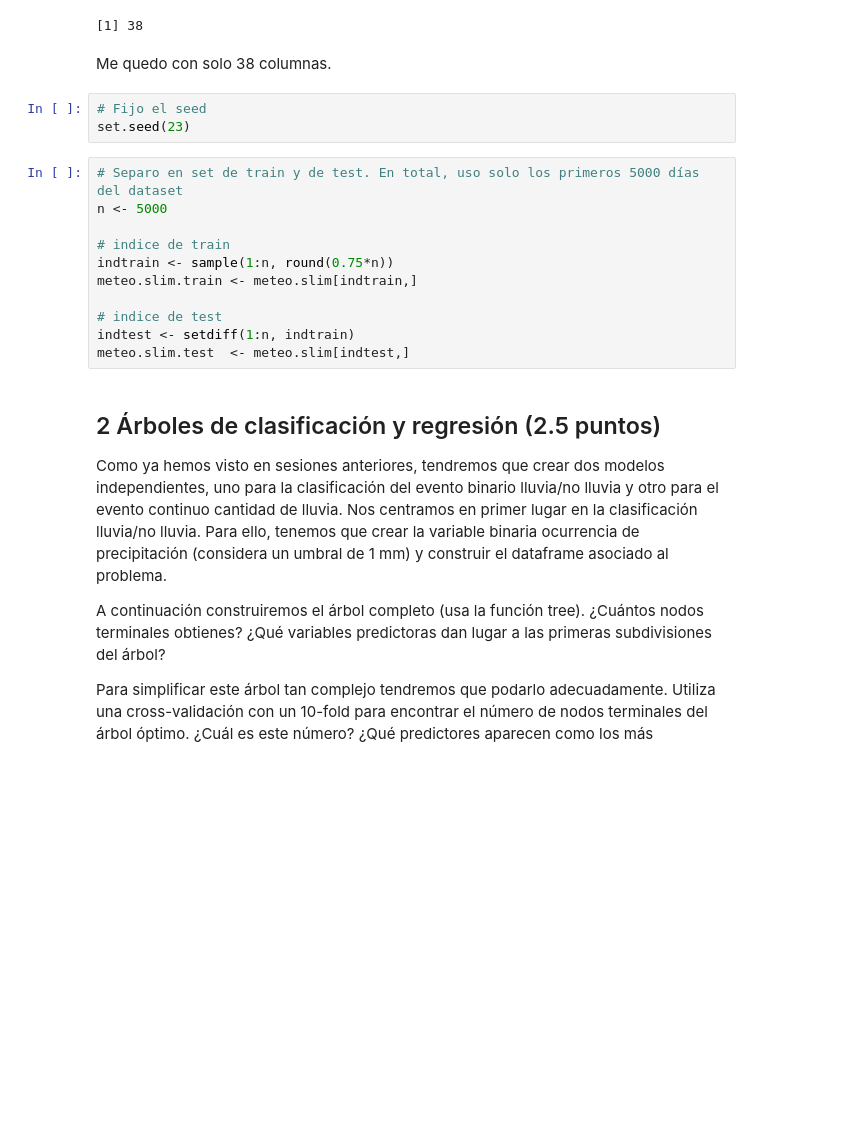
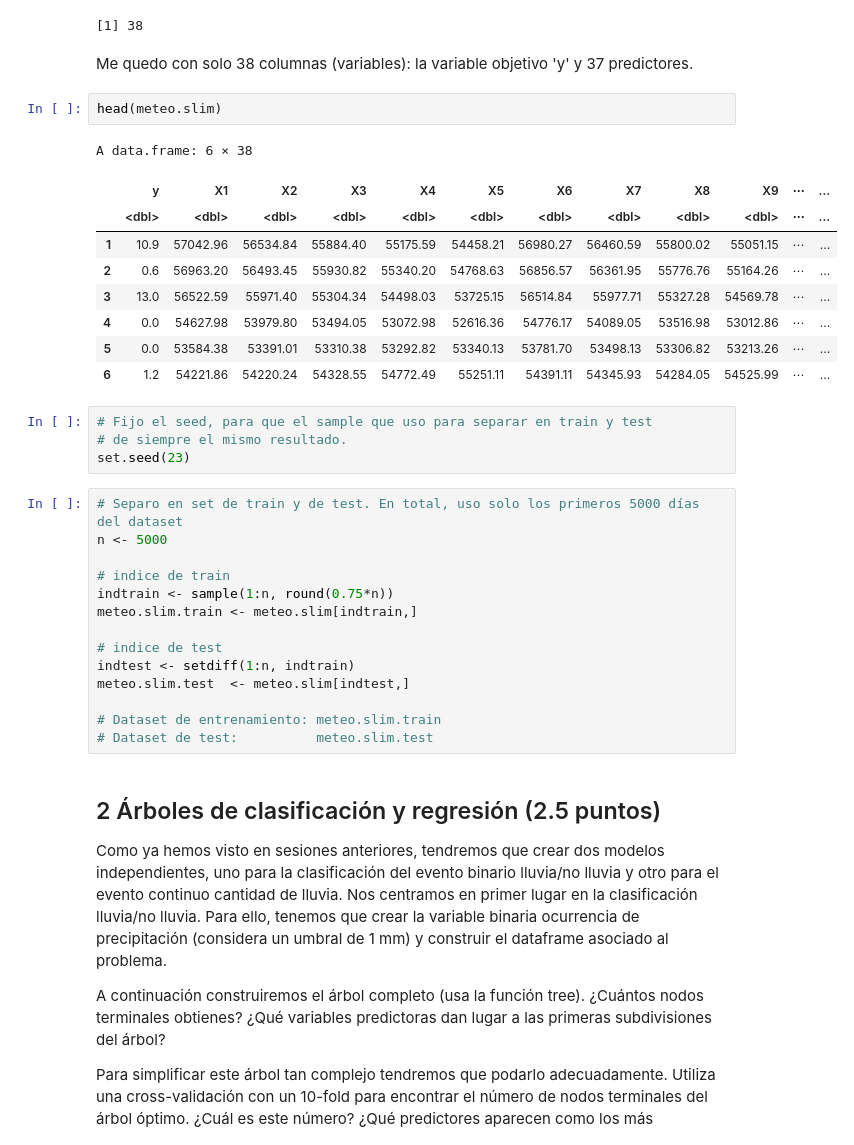
Before and after one commit to NTrevisani/DataScienceMaster, a Jupyter notebook: DataMining/Practica3/Practica3_NicoloTrevisani.ipynb, the cells around one changed output. Drawn from its saved outputs; the diff is of its cells as text; blank space fills up the shorter version.

```diff
--- a/DataMining/Practica3/Practica3_NicoloTrevisani.ipynb
+++ b/DataMining/Practica3/Practica3_NicoloTrevisani.ipynb
@@ -33,9 +33,22 @@ ncol(meteo.slim)
 # %% [output]
 [1] 38
 # %% [markdown]
-Me quedo con solo 38 columnas.
+Me quedo con solo 38 columnas (variables): la variable objetivo 'y' y 37 predictores.
+# %%
+head(meteo.slim)
+# %% [output]
+A data.frame: 6 × 38
+|  | y | X1 | X2 | X3 | X4 | X5 | X6 | X7 | X8 | X9 | ⋯ | ... |
+|  | <dbl> | <dbl> | <dbl> | <dbl> | <dbl> | <dbl> | <dbl> | <dbl> | <dbl> | <dbl> | ⋯ | ... |
+| 1 | 10.9 | 57042.96 | 56534.84 | 55884.40 | 55175.59 | 54458.21 | 56980.27 | 56460.59 | 55800.02 | 55051.15 | ⋯ | ... |
+| 2 | 0.6 | 56963.20 | 56493.45 | 55930.82 | 55340.20 | 54768.63 | 56856.57 | 56361.95 | 55776.76 | 55164.26 | ⋯ | ... |
+| 3 | 13.0 | 56522.59 | 55971.40 | 55304.34 | 54498.03 | 53725.15 | 56514.84 | 55977.71 | 55327.28 | 54569.78 | ⋯ | ... |
+| 4 | 0.0 | 54627.98 | 53979.80 | 53494.05 | 53072.98 | 52616.36 | 54776.17 | 54089.05 | 53516.98 | 53012.86 | ⋯ | ... |
+| 5 | 0.0 | 53584.38 | 53391.01 | 53310.38 | 53292.82 | 53340.13 | 53781.70 | 53498.13 | 53306.82 | 53213.26 | ⋯ | ... |
+| 6 | 1.2 | 54221.86 | 54220.24 | 54328.55 | 54772.49 | 55251.11 | 54391.11 | 54345.93 | 54284.05 | 54525.99 | ⋯ | ... |
 # %%
-# Fijo el seed
+# Fijo el seed, para que el sample que uso para separar en train y test
+# de siempre el mismo resultado.
 set.seed(23)
 # %%
 # Separo en set de train y de test. En total, uso solo los primeros 5000 días del dataset
@@ -48,6 +61,9 @@ meteo.slim.train <- meteo.slim[indtrain,]
 # indice de test
 indtest <- setdiff(1:n, indtrain)
 meteo.slim.test  <- meteo.slim[indtest,]
+
+# Dataset de entrenamiento: meteo.slim.train
+# Dataset de test:          meteo.slim.test
 # %% [markdown]
 ## 2 Árboles de clasificación y regresión (2.5 puntos)
 
```
Also changed, not shown: parts of 24 cells of this notebook, 2 other files.
